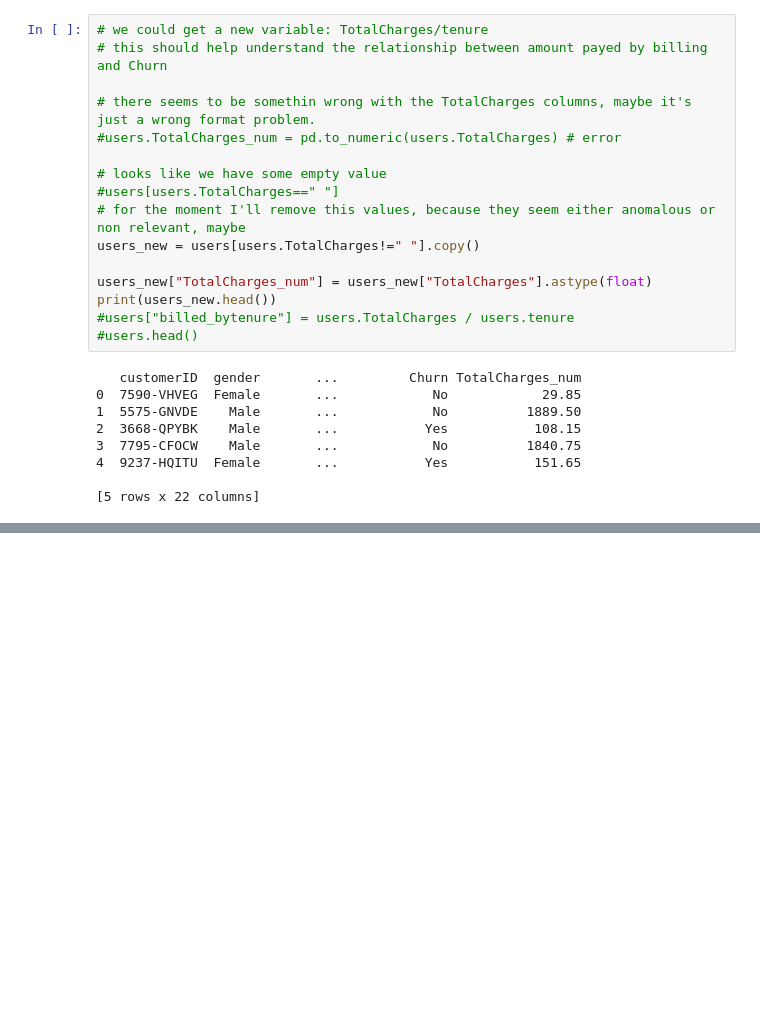
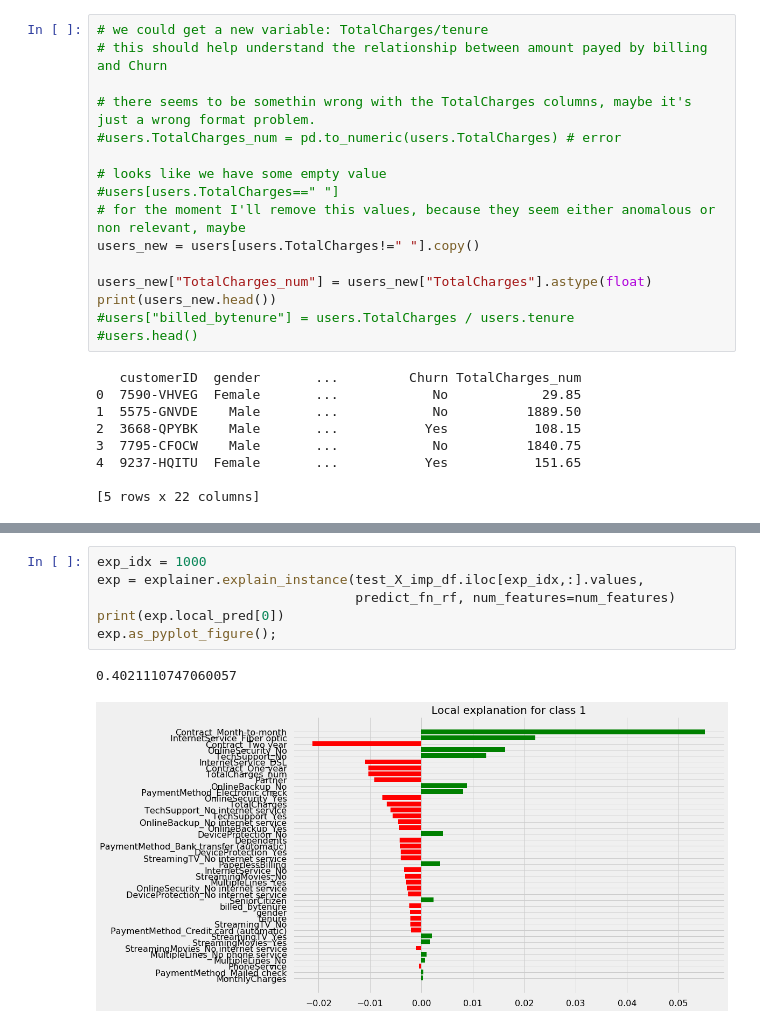
Before and after one commit to rlavelli/python_notebooks, a Jupyter notebook: telco_churn_kaggle.ipynb, the cells around one changed output, grey strips where cells are left out. Drawn from its saved outputs; the diff is of its cells as text; blank space fills up the shorter version.

```diff
--- a/telco_churn_kaggle.ipynb
+++ b/telco_churn_kaggle.ipynb
@@ -233,0 +330,9 @@ py.iplot(fig)
+# %%
+exp_idx = 1000
+exp = explainer.explain_instance(test_X_imp_df.iloc[exp_idx,:].values,
+                                 predict_fn_rf, num_features=num_features)
+print(exp.local_pred[0])
+exp.as_pyplot_figure();
+# %% [output]
+0.4021110747060057
+[figure, added]
```
Also changed, not shown: parts of 10 cells of this notebook.
